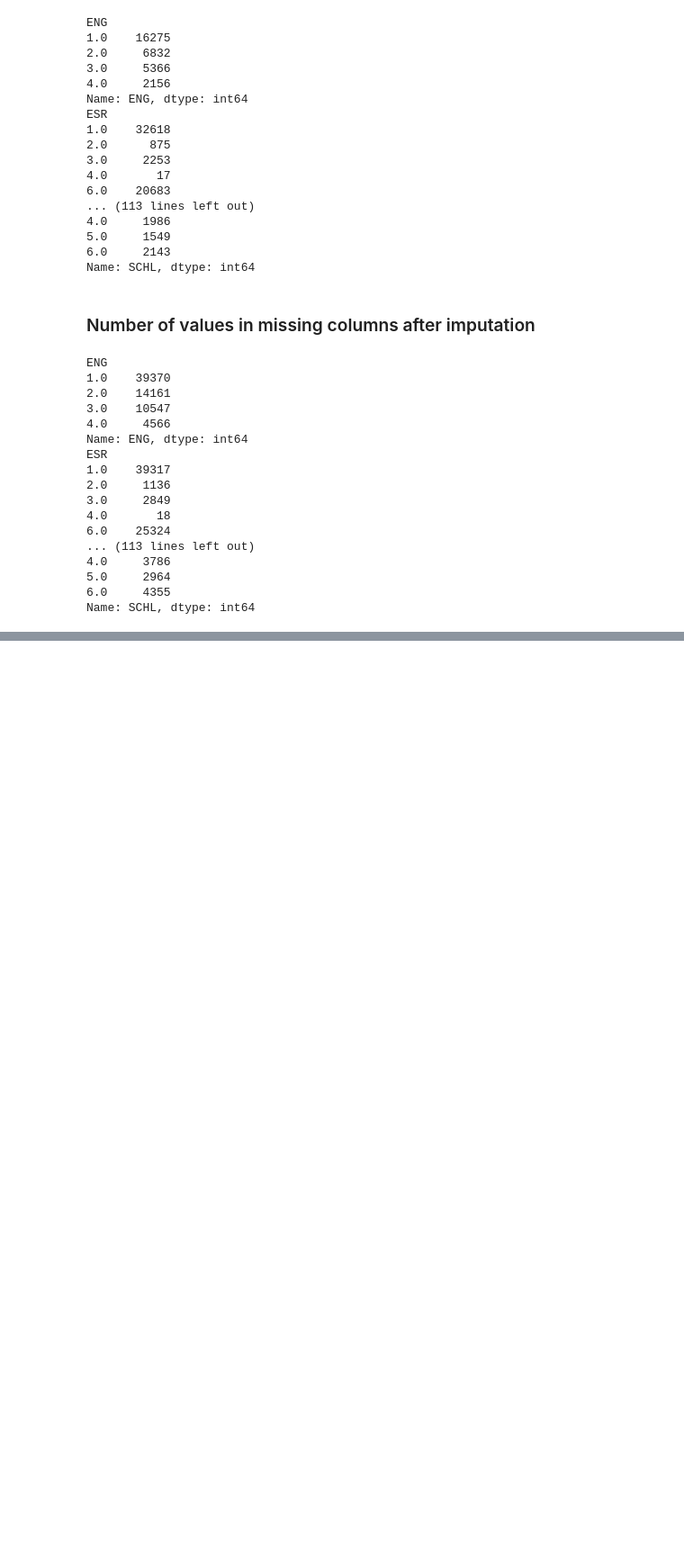
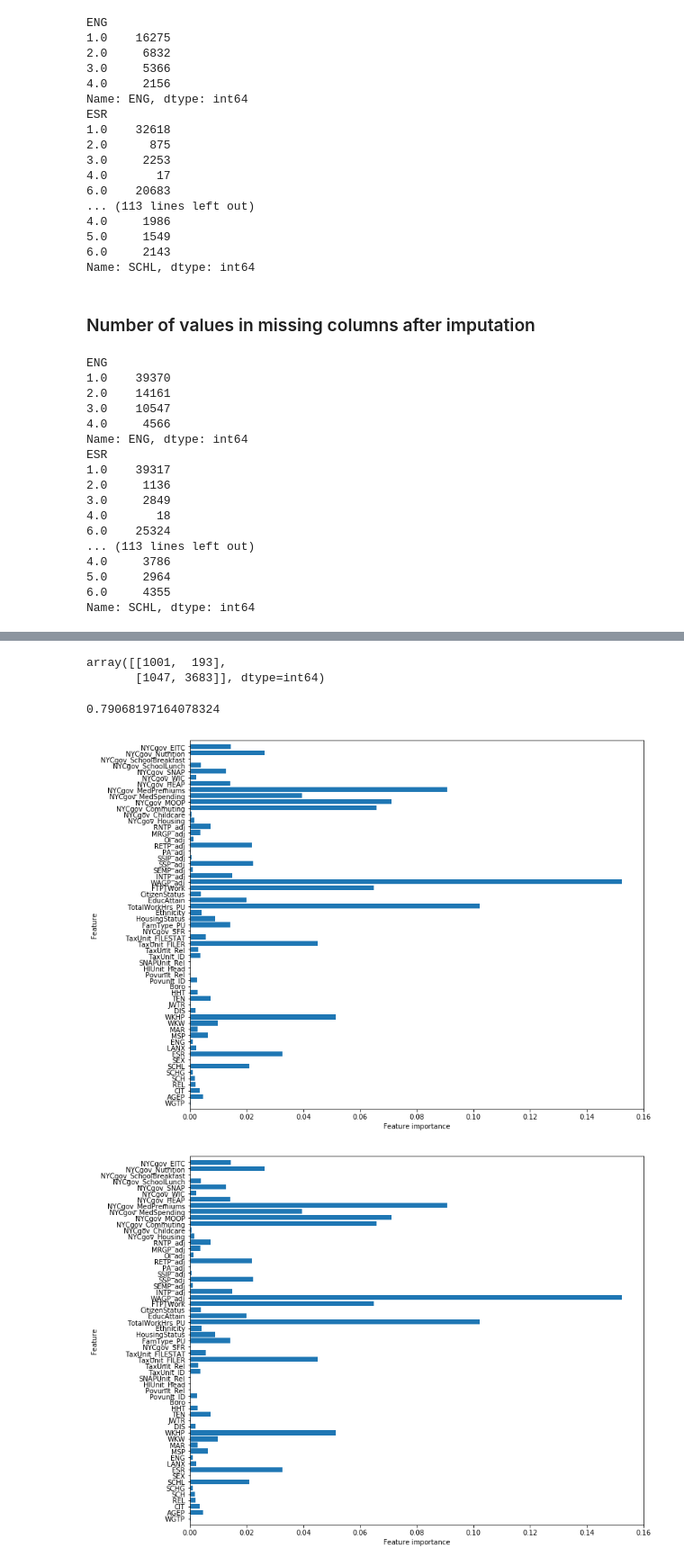
Before and after one commit to abhisheknimmakayala/Data-Mining-Project, a Jupyter notebook: Code/Project Poverty.ipynb, the cells around one changed output, grey strips where cells are left out. Shown at 90% size. Drawn from its saved outputs; the diff is of its cells as text; code cells hidden in the pictures; blank space fills up the shorter version.

```diff
--- a/Code/Project Poverty.ipynb
+++ b/Code/Project Poverty.ipynb
@@ -187,0 +371,3 @@ Name: SCHL, dtype: int64
+# %%
+forest = RandomForestClassifier(n_estimators=1000,max_features=4,max_depth=3)
+forest.fit(xTrain_balanced,yTrain_balanced)
@@ -187,0 +382,19 @@ Name: SCHL, dtype: int64
+# %%
+from sklearn.metrics import confusion_matrix
+forest_yPred=forest.predict(xTest)
+confusion_matrix(yTest, forest_yPred, labels=None, sample_weight=None)
+# %% [output]
+array([[1001,  193],
+       [1047, 3683]], dtype=int64)
+# %%
+from sklearn.metrics import accuracy_score
+accuracy_score(yTest, forest_yPred, normalize=True, sample_weight=None)
+# %% [output]
+0.79068197164078324
+# %%
+plt.figure(figsize=(12,10))
+plot_feature_important(forest)
+plt.show()
+# %% [output]
+[figure, added]
+[figure, added]
```
Also changed, not shown: parts of 35 cells of this notebook.
